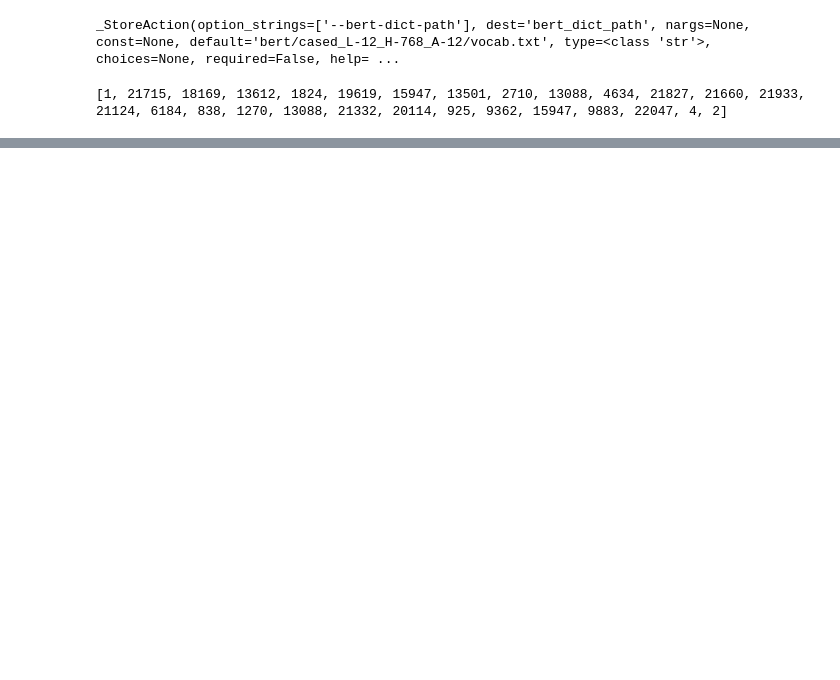
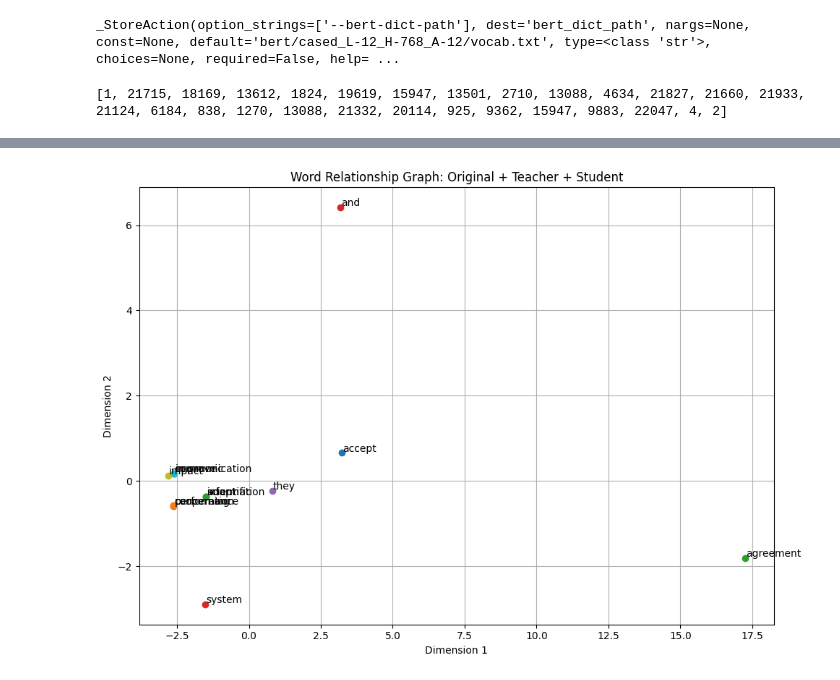
Before and after one commit to pesqSC/DeepSC, a Jupyter notebook: test.ipynb, the cells around one changed output, grey strips where cells are left out. Drawn from its saved outputs; the diff is of its cells as text; code cells hidden in the pictures; blank space fills up the shorter version.

```diff
--- a/test.ipynb
+++ b/test.ipynb
@@ -315,0 +523,64 @@ Student Received : <START> i voted in favour of the european parliament on parli
+# %%
+import numpy as np
+import matplotlib.pyplot as plt
+from sklearn.decomposition import PCA
+
+def tokenize(text):
+    return text.lower().replace("<start>", "").split()
+
+texts = {
+    "Original": tokenize(original),
+    "Teacher": tokenize(teacher),
+    "Student": tokenize(student)
+}
+
+# -----------------------------
+# Build vocabulary
+# -----------------------------
+vocab = sorted(set(word for words in texts.values() for word in words))
+word_to_id = {word: i for i, word in enumerate(vocab)}
+
+# -----------------------------
+# Build co-occurrence matrix
+# -----------------------------
+def build_cooccurrence(words, vocab, word_to_id, window_size=2):
+    matrix = np.zeros((len(vocab), len(vocab)))
+
+    for i, word in enumerate(words):
+        for j in range(max(0, i - window_size), min(len(words), i + window_size + 1)):
+            if i != j:
+                w1 = word_to_id[word]
+                w2 = word_to_id[words[j]]
+                matrix[w1][w2] += 1
+
+    return matrix
+
+# Build one combined matrix from all texts
+combined_matrix = np.zeros((len(vocab), len(vocab)))
+
+for words in texts.values():
+    combined_matrix += build_cooccurrence(words, vocab, word_to_id)
+
+# -----------------------------
+# Reduce word relationships to 2D
+# -----------------------------
+pca = PCA(n_components=2)
+coords = pca.fit_transform(combined_matrix)
+
+# -----------------------------
+# Plot graph
+# -----------------------------
+plt.figure(figsize=(10, 7))
+
+for word, (x, y) in zip(vocab, coords):
+    plt.scatter(x, y)
+    plt.text(x + 0.03, y + 0.03, word, fontsize=10)
+
+plt.title("Word Relationship Graph: Original + Teacher + Student")
+plt.xlabel("Dimension 1")
+plt.ylabel("Dimension 2")
+plt.grid(True)
+plt.tight_layout()
+plt.show()
+# %% [output]
+[figure, added]
```
Also changed, not shown: parts of 8 cells of this notebook.
